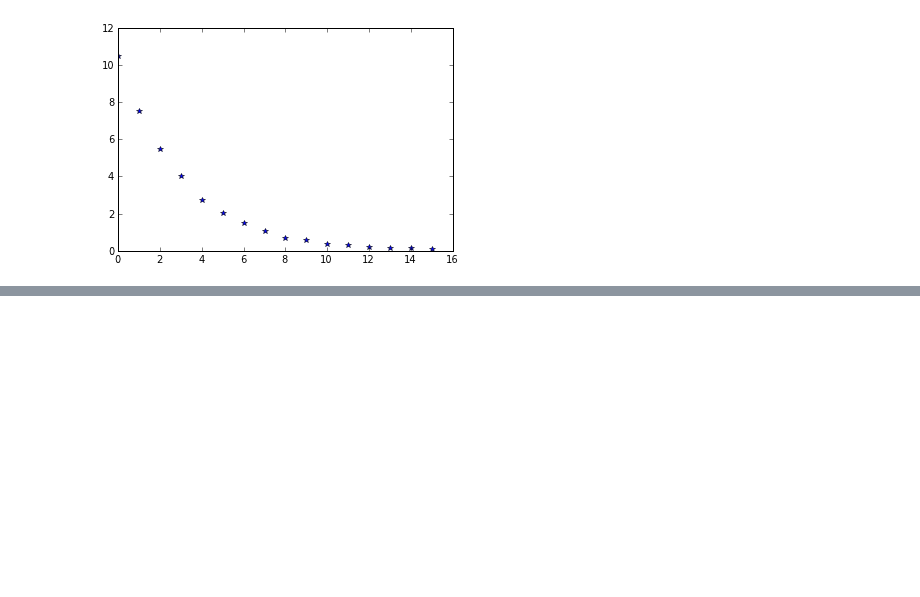
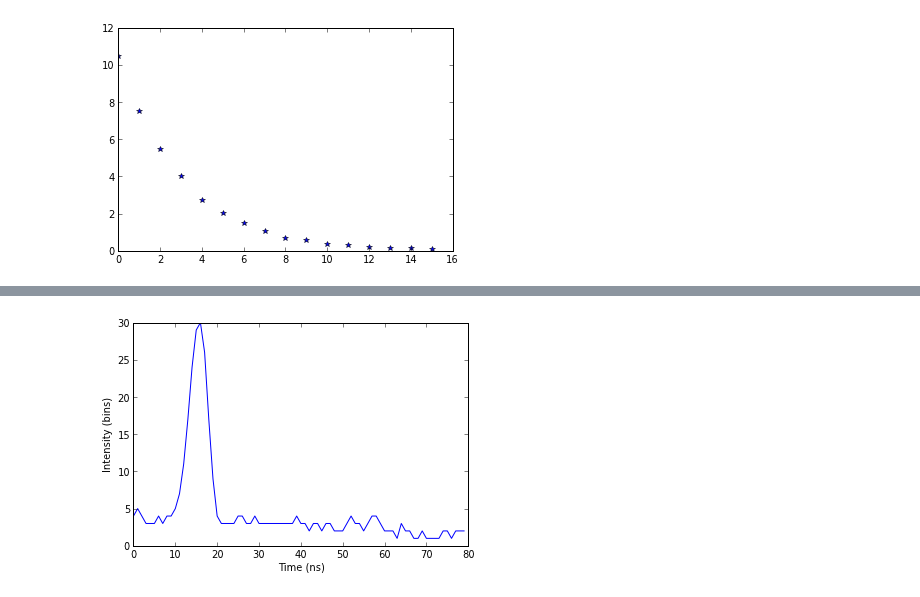
Before and after one commit to dbenton93/PHYS202-S13, a Jupyter notebook: Week10/Tuesday Activities.ipynb, the cells around one changed output, grey strips where cells are left out. Saved outputs shown, nothing was run; the diff lists cells and outputs as text; code cells hidden in the pictures; blank space fills up the shorter version.

```diff
--- a/Week10/Tuesday Activities.ipynb
+++ b/Week10/Tuesday Activities.ipynb
@@ -13,0 +55,7 @@ show()
+# %%
+plot(t,waveform_1)
+xlabel("Time (ns)")
+ylabel("Intensity (bins)")
+show()
+# %% [output]
+[figure, added]
```
Also changed, not shown: parts of 16 cells of this notebook, 3 other files.
